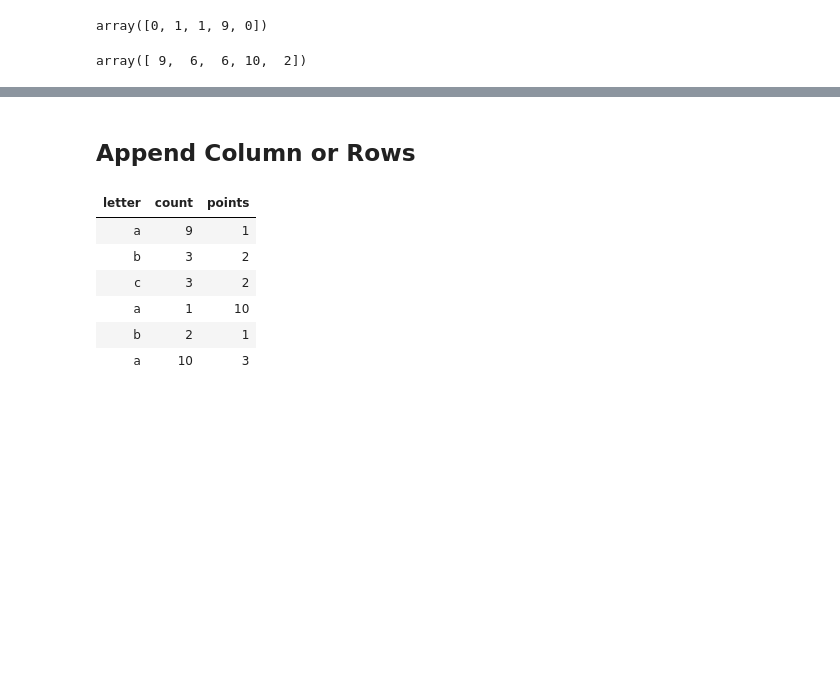
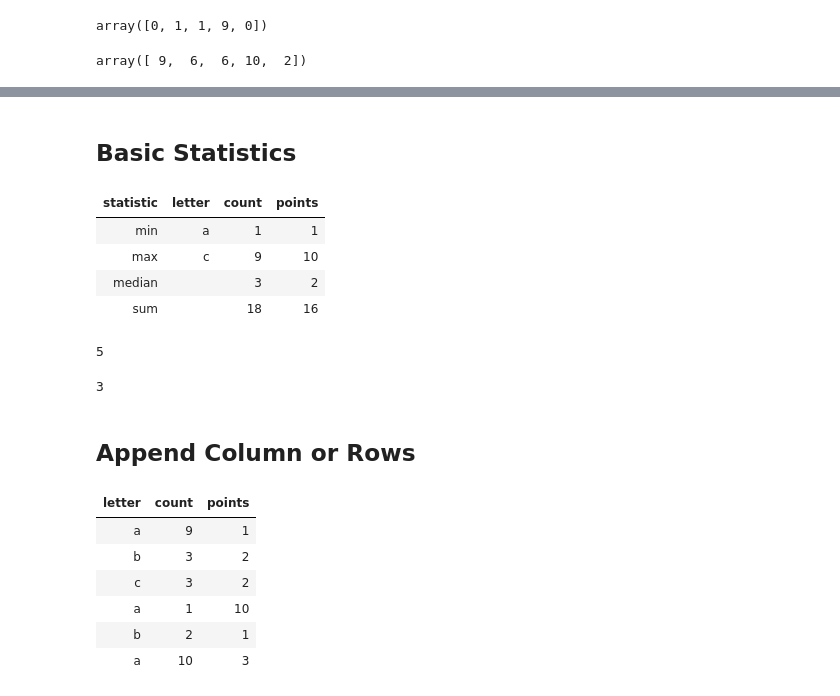
Before and after one commit to yifanwu/midas-exp-pub, a Jupyter notebook: DataframeReference.ipynb, the cells around one changed output, grey strips where cells are left out. Saved outputs shown, nothing was run; the diff lists cells and outputs as text; code cells hidden in the pictures; blank space fills up the shorter version.

Commit message:
added missing documentation for .apply and missing stats fun

```diff
--- a/DataframeReference.ipynb
+++ b/DataframeReference.ipynb
@@ -113,3 +126,23 @@ array([ 9,  6,  6, 10,  2])
+# %% [markdown]
+## Basic Statistics
+# %%
+t.stats()
+# %% [output]
+| statistic | letter | count | points |
+| min | a | 1 | 1 |
+| max | c | 9 | 10 |
+| median |  | 3 | 2 |
+| sum |  | 18 | 16 |
+# %%
+# count row
+len(t.rows)
+# %% [output]
+5
+# %%
+# count columsn
+len(t.columns)
+# %% [output]
+3
 # %% [markdown]
 ## Append Column or Rows
 # %%
```
Also changed, not shown: parts of 2 cells of this notebook.
